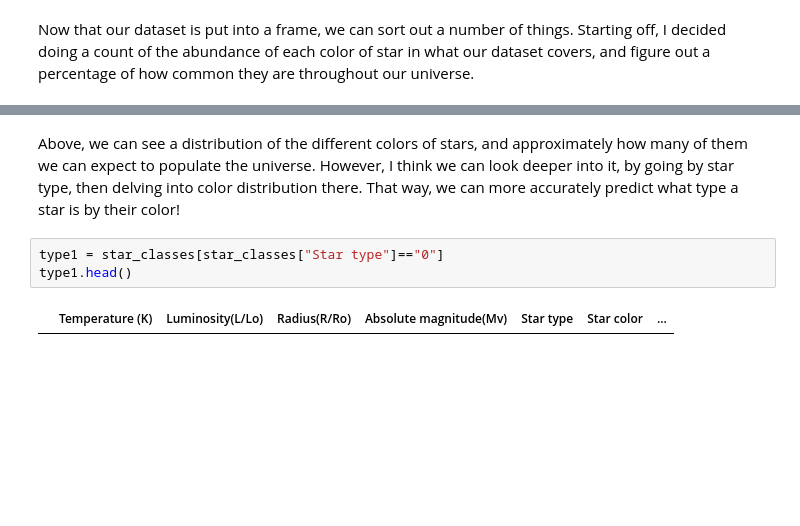
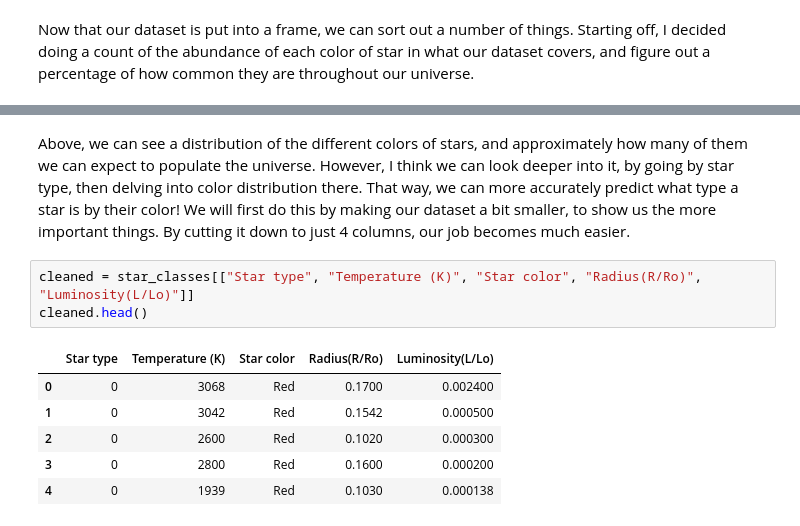
Before and after one commit to vnikolo1/DataMiningProj2, a Jupyter notebook: main.ipynb, the cells around one changed output, grey strips where cells are left out. Drawn from its saved outputs; the diff is of its cells as text; blank space fills up the shorter version.

```diff
--- a/main.ipynb
+++ b/main.ipynb
@@ -60,9 +61,14 @@ Blue-White              1
 Name: count, dtype: int64
 46.666666666666664
 # %% [markdown]
-Above, we can see a distribution of the different colors of stars, and approximately how many of them we can expect to populate the universe. However, I think we can look deeper into it, by going by star type, then delving into color distribution there. That way, we can more accurately predict what type a star is by their color!
+Above, we can see a distribution of the different colors of stars, and approximately how many of them we can expect to populate the universe. However, I think we can look deeper into it, by going by star type, then delving into color distribution there. That way, we can more accurately predict what type a star is by their color! We will first do this by making our dataset a bit smaller, to show us the more important things. By cutting it down to just 4 columns, our job becomes much easier.
 # %%
-type1 = star_classes[star_classes["Star type"]=="0"]
-type1.head()
+cleaned = star_classes[["Star type", "Temperature (K)", "Star color", "Radius(R/Ro)", "Luminosity(L/Lo)"]]
+cleaned.head()
 # %% [output]
-|  | Temperature (K) | Luminosity(L/Lo) | Radius(R/Ro) | Absolute magnitude(Mv) | Star type | Star color | ... |
+|  | Star type | Temperature (K) | Star color | Radius(R/Ro) | Luminosity(L/Lo) |
+| 0 | 0 | 3068 | Red | 0.1700 | 0.002400 |
+| 1 | 0 | 3042 | Red | 0.1542 | 0.000500 |
+| 2 | 0 | 2600 | Red | 0.1020 | 0.000300 |
+| 3 | 0 | 2800 | Red | 0.1600 | 0.000200 |
+| 4 | 0 | 1939 | Red | 0.1030 | 0.000138 |
```
Also changed, not shown: parts of 13 cells of this notebook.
